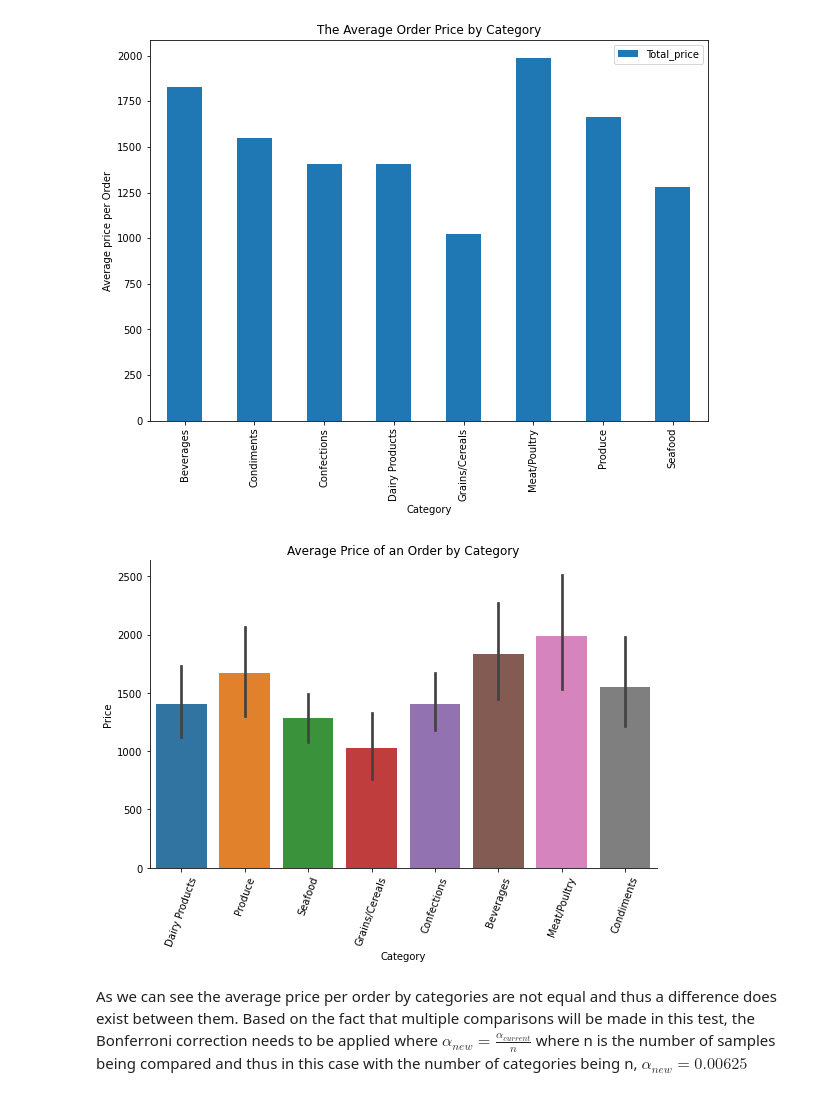
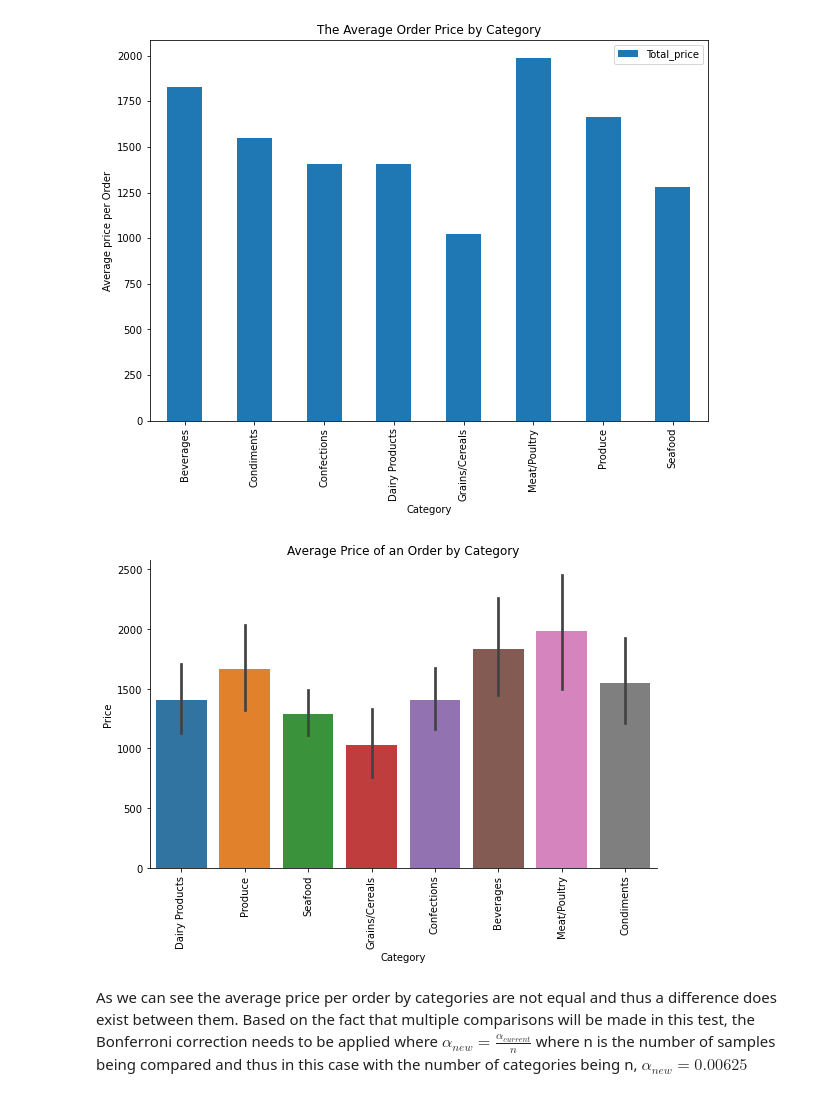
Before and after one commit to k1994a/dsc-mod-3-project-online-ds-sp-000, a Jupyter notebook: student.ipynb, the cells around one changed output. Saved outputs shown, nothing was run; the diff lists cells and outputs as text; code cells hidden in the pictures.

```diff
--- a/student.ipynb
+++ b/student.ipynb
@@ -629,13 +617,13 @@ plt.show()
 [figure]
 # %%
 sns.catplot(x = 'Category', y = 'Total_price', kind = 'bar', data = df_cat,height=5, aspect=1.6)
-plt.xticks(rotation=70)
+plt.xticks(rotation=90)
 plt.ylabel('Price')
 plt.title('Average Price of an Order by Category')
 plt.savefig('q4_price.jpg',bbox_inches='tight')
 plt.show()
 # %% [output]
-[figure, old version]
+[figure, new version]
 # %% [markdown]
 As we can see the average price per order by categories are not equal and thus a difference does exist between them. Based on the fact that multiple comparisons will be made in this test, the Bonferroni correction needs to be applied where $\alpha_{new} = \frac{\alpha_{current}}{n}$ where n is the number of samples being compared and thus in this case with the number of categories being n, $\alpha_{new} = 0.00625$
 # %%
```
Also changed, not shown: parts of 25 cells of this notebook, 11 other files.
